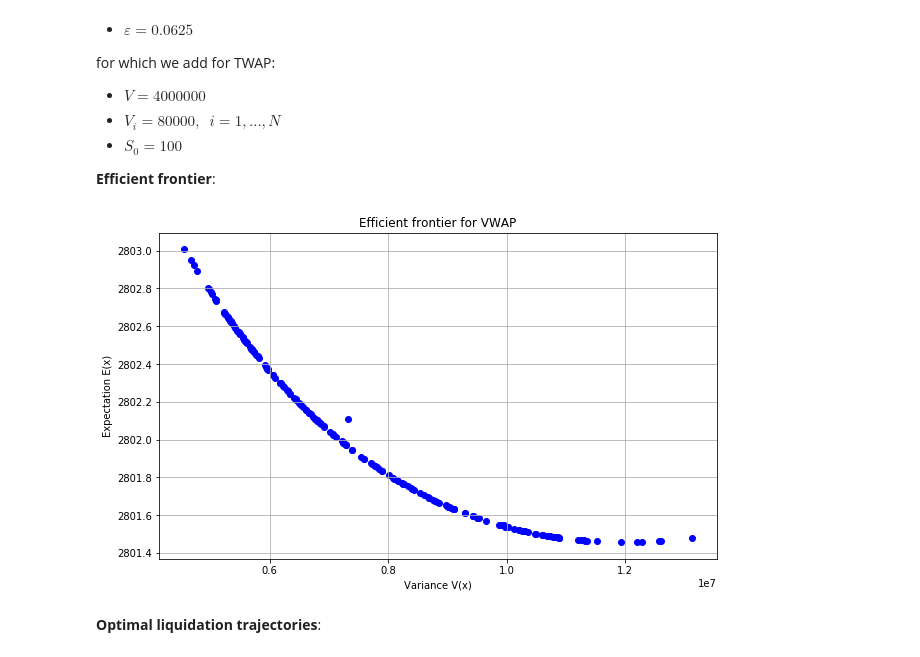
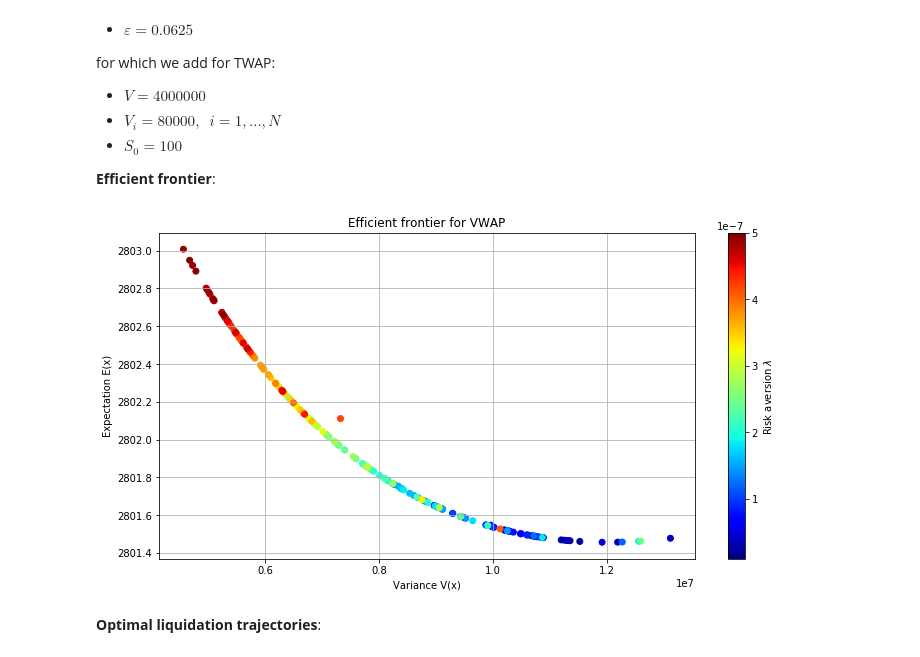
Before and after one commit to IlluvatarEru/ElectronicMarkets, a Jupyter notebook: Almgren-Chriss - Efficient Frontier.ipynb, the cells around one changed output. Saved outputs shown, nothing was run; the diff lists cells and outputs as text; code cells hidden in the pictures.

```diff
--- a/Almgren-Chriss - Efficient Frontier.ipynb
+++ b/Almgren-Chriss - Efficient Frontier.ipynb
@@ -694,43 +694,40 @@ V = 4000000
 v = np.ones((nb_T,1)) * V / nb_T
 
 risks = np.linspace(0.1*10**(-7), 5.0*10**(-7), 200)
-#risks = np.array([1, 2, 3, 4, 5])
 
 x_VWAP = []
 y_VWAP = []
 
 for r in risks:
     temp = efficient_frontier_VWAP(X=X, risk=r, nb_T=nb_T,
                                    v=v,
                                    sigma=0.3,
                                    s0=100,
                                    tau=0.5,
                                    gamma=2.5*10**(-7),
                                    eta=2.5*10**(-6),
                                    eps=0.0625,
                                    plot='False')
 
     x_VWAP.append(temp[2])  # V(x)
     y_VWAP.append(temp[1])  # E(x)
 
 
 # Plotting
-# plt.figure(figsize=(10,6))
-plt.figure(figsize=(10,6))
+plt.figure(figsize=(12,6))
 
 # Optimal strategies
-plt.scatter(x_VWAP, y_VWAP, marker='o', color='blue')
-#plt.scatter(x, y, marker='o', cmap='jet', c=risks)  # doesn't work for some reason
+plt.scatter(np.ravel(x_VWAP), np.ravel(y_VWAP), marker='o', cmap='jet', c=risks)
 plt.grid(True)
 
 plt.xlabel('Variance V(x)')
 plt.ylabel('Expectation E(x)')
 plt.title('Efficient frontier for VWAP')
-# plt.colorbar(label='Risk aversion $\lambda$')
+plt.colorbar(label='Risk aversion $\lambda$')
 plt.savefig('efficient_frontier_VWAP.png')
 plt.show()
 # %% [output]
-[figure, old version]
+[figure, new version]
 # %% [markdown]
 **Optimal liquidation trajectories**:
 # %%
```
Also changed, not shown: parts of 1 cell of this notebook, 1 other file.
